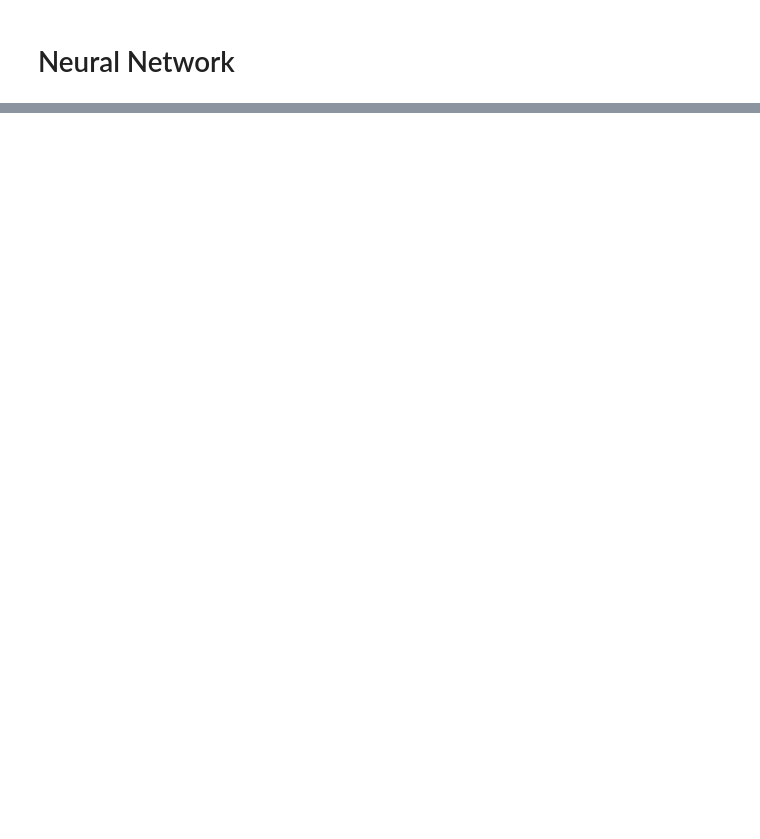
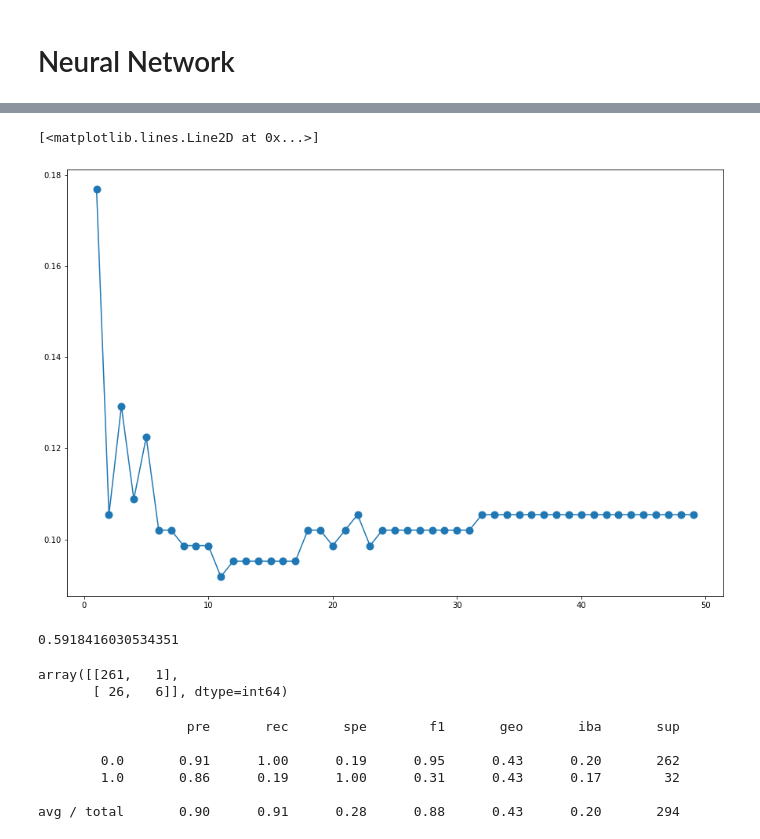
Before and after one commit to ranger9103/heart_failure_mortality, a Jupyter notebook: ML_Reduced_Features.ipynb, the cells around one changed output, grey strips where cells are left out. Cells and saved outputs as stored; diff of their text form; code cells hidden in the pictures; blank space fills up the shorter version.

```diff
--- a/ML_Reduced_Features.ipynb
+++ b/ML_Reduced_Features.ipynb
@@ -295,0 +468,15 @@ print(f"Loss: {model_loss}, Accuracy: {model_accuracy}")
+# %%
+#determine optimal value of K
+error_rate = []
+
+for i in range(1,50):
+    knn = KNeighborsClassifier(n_neighbors=i)
+    knn.fit(X_train, y_train)
+    pred = knn.predict(X_test)
+    error_rate.append(np.mean(pred != y_test))
+
+plt.figure(figsize=(15,10))
+plt.plot(range(1,50),error_rate, marker='o', markersize=9)
+# %% [output]
+[<matplotlib.lines.Line2D at 0x...>]
+[figure, added]
@@ -295,0 +486,22 @@ print(f"Loss: {model_loss}, Accuracy: {model_accuracy}")
+# %%
+# Calculated the balanced accuracy score
+y_pred_knn = knn.predict(X_test)
+balanced_accuracy_score(y_test, y_pred_knn)
+# %% [output]
+0.5918416030534351
+# %%
+# Display the confusion matrix
+confusion_matrix(y_test, y_pred_knn)
+# %% [output]
+array([[261,   1],
+       [ 26,   6]], dtype=int64)
+# %%
+# Print the imbalanced classification report
+print(classification_report_imbalanced(y_test, y_pred_knn))
+# %% [output]
+                   pre       rec       spe        f1       geo       iba       sup
+
+        0.0       0.91      1.00      0.19      0.95      0.43      0.20       262
+        1.0       0.86      0.19      1.00      0.31      0.43      0.17        32
+
+avg / total       0.90      0.91      0.28      0.88      0.43      0.20       294
```
Also changed, not shown: parts of 35 cells of this notebook, 1 other file.
